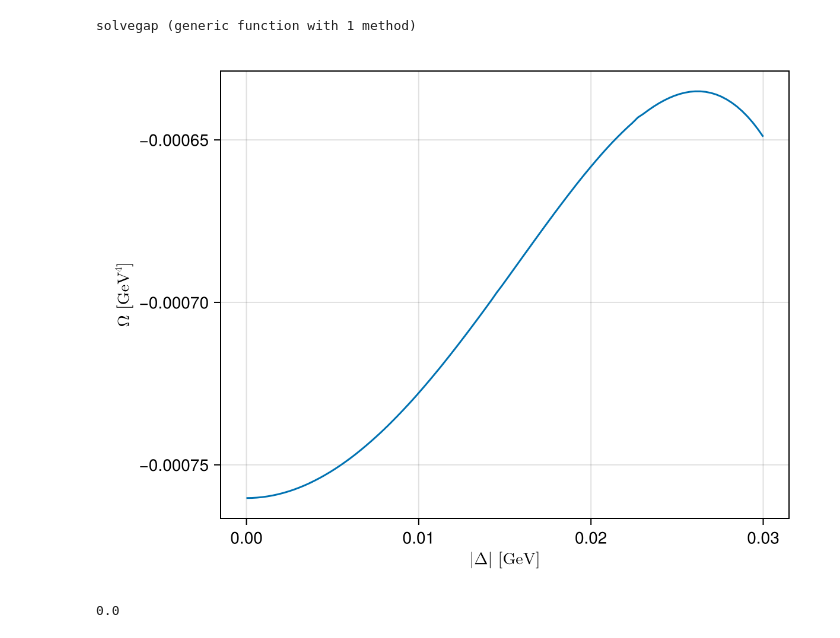
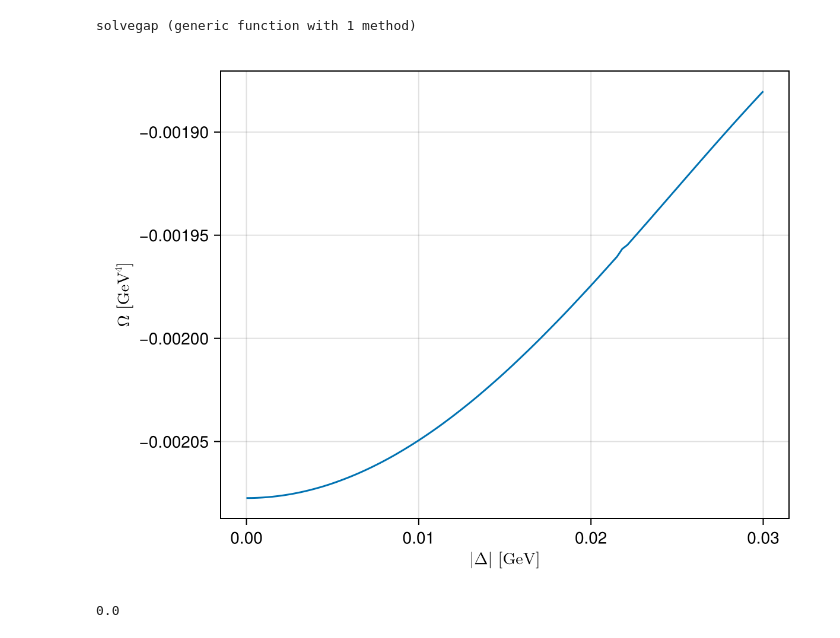
Before and after one commit to SunkPlane29/kondoeff, a Jupyter notebook: main.ipynb, the cells around one changed output. Cells and saved outputs as stored; diff of their text form; code cells hidden in the pictures.

```diff
--- a/main.ipynb
+++ b/main.ipynb
@@ -22,6 +19,11 @@ df0dλ(Δ, μ, λ, k) = ForwardDiff.derivative(λi -> f0(Δ, μ, λi, k), λ)
 function Ω(Δ, μ, λ)
     I1 = quadgk(k -> k^2*df0dλ(Δ, μ, λ, k), 0, Λ)[1]
     I2 = quadgk(k -> k^2*f0(Δ, μ, λ, k), 0, Λ)[1]
+
+    s = 1
+    if λ < 0
+        s = -1
+    end
 
     -λ*Nc/π^2 * I1 + Nc/π^2 * I2 + 8Nf/G * Δ^2
 end
@@ -55,25 +57,25 @@ end
 solvegap (generic function with 1 method)
 # %%
 Δvals = range(0.0, 0.030, length=100)
-μi = 0.35
-λi = 0.015
+μi = 0.45
+λi = 0.05
 
 Ωvals = zeros(size(Δvals))
 Threads.@threads for i in eachindex(Δvals)
     Δ = Δvals[i]
     Ωvals[i] = Ω(Δ, μi, λi)
 end
 
 fig = Figure()
 ax = Axis(fig[1, 1],
     xlabel = L"$|\Delta|$ [GeV]",
     ylabel = L"$\Omega$ [GeV$^4$]"
 )
 
 lines!(ax, Δvals, Ωvals)
 fig
 # %% [output]
-[figure, old version]
+[figure, new version]
 # %%
 μi = 0.35
 λi = 0.015
```
Also changed, not shown: parts of 1 cell of this notebook, 2 other files.
